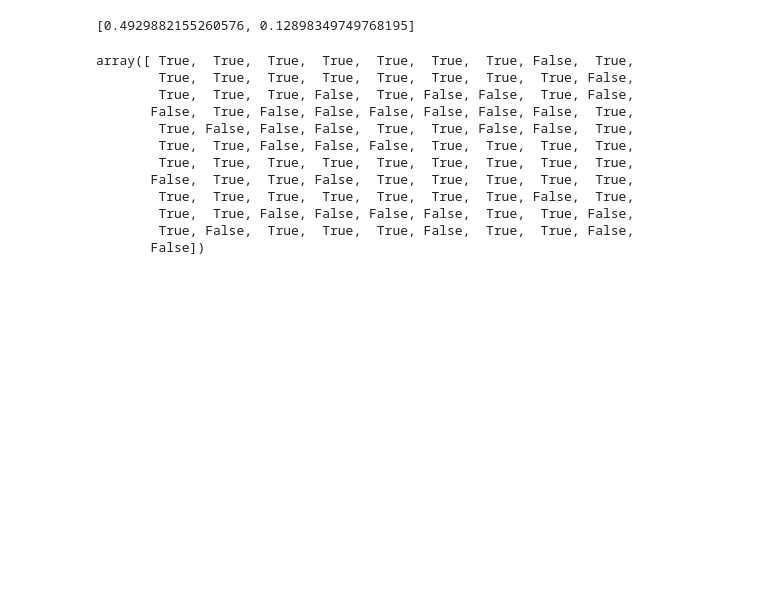
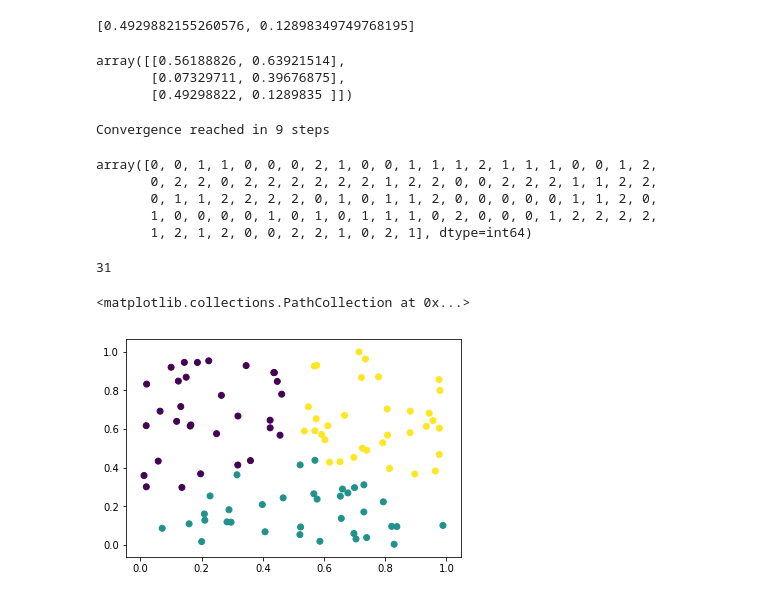
Before and after one commit to BengtHolm/Al_Paca_Jpn, a Jupyter notebook: Create data.ipynb, the cells around one changed output. Saved outputs shown, nothing was run; the diff lists cells and outputs as text; code cells hidden in the pictures; blank space fills up the shorter version.

```diff
--- a/Create data.ipynb
+++ b/Create data.ipynb
@@ -99,2 +95,2 @@ np.mean([1,2])
 # %%
-small, pos =  min_dist_pos(X ,cluster_points)
+pos ,small =  min_dist_pos(X ,cluster_points)
@@ -107,3 +107,18 @@ coord = 2
 [np.mean(X[pos==coord,0]),np.mean(X[pos==coord,1])]
 # %% [output]
 [0.4929882155260576, 0.12898349749768195]
+# %%
+def update_cluster_points(X, pos, cluster_points):
+
+    k = len(cluster_points)
+    new_points = np.zeros((k,2))
+    for i in range(0,k):
+        new_points[i] = [np.mean(X[pos==i,0]),np.mean(X[pos==i,1])]
+
+    return new_points
+# %%
+update_cluster_points(X, pos, cluster_points)
+# %% [output]
+array([[0.56188826, 0.63921514],
+       [0.07329711, 0.39676875],
+       [0.49298822, 0.1289835 ]])
@@ -110,15 +134,37 @@ coord = 2
+# %%
+pos = np.zeros(len(X))
+steps = 0
+for j in range(0,max_iterations):
+    steps += 1
+    pos_temp = pos
+    pos ,small =  min_dist_pos(X ,cluster_points)
+
+    conv_criterion = np.sum(pos_temp!=pos)
+    new_points = update_cluster_points(X, pos, cluster_points)
+    cluster_points = new_points
+    if conv_criterion <= convergence:
+        print("Convergence reached in {} steps".format(steps))
+        break
+    if j== max_iterations-1:
+        print("Convergence could not be reached in {} steps".format(max_iterations))
+        print("{} points still alternating".format(conv_criterion))
+# %% [output]
+Convergence reached in 9 steps
 # %%
-pos==0
+pos
 # %% [output]
-array([ True,  True,  True,  True,  True,  True,  True, False,  True,
-        True,  True,  True,  True,  True,  True,  True,  True, False,
-        True,  True,  True, False,  True, False, False,  True, False,
-       False,  True, False, False, False, False, False, False,  True,
-        True, False, False, False,  True,  True, False, False,  True,
-        True,  True, False, False, False,  True,  True,  True,  True,
-        True,  True,  True,  True,  True,  True,  True,  True,  True,
-       False,  True,  True, False,  True,  True,  True,  True,  True,
-        True,  True,  True,  True,  True,  True,  True, False,  True,
-        True,  True, False, False, False, False,  True,  True, False,
-        True, False,  True,  True,  True, False,  True,  True, False,
-       False])
+array([0, 0, 1, 1, 0, 0, 0, 2, 1, 0, 0, 1, 1, 1, 2, 1, 1, 1, 0, 0, 1, 2,
+       0, 2, 2, 0, 2, 2, 2, 2, 2, 2, 1, 2, 2, 0, 0, 2, 2, 2, 1, 1, 2, 2,
+       0, 1, 1, 2, 2, 2, 2, 0, 1, 0, 1, 1, 2, 0, 0, 0, 0, 0, 1, 1, 2, 0,
+       1, 0, 0, 0, 0, 1, 0, 1, 0, 1, 1, 1, 0, 2, 0, 0, 0, 1, 2, 2, 2, 2,
+       1, 2, 1, 2, 0, 0, 2, 2, 1, 0, 2, 1], dtype=int64)
+# %%
+np.sum(pos==2
+      )
+# %% [output]
+31
+# %%
+plt.scatter(X[:, 0], X[:, 1], c=y_pred)
+# %% [output]
+<matplotlib.collections.PathCollection at 0x...>
+[figure, added]
```
Also changed, not shown: parts of 21 cells of this notebook.
